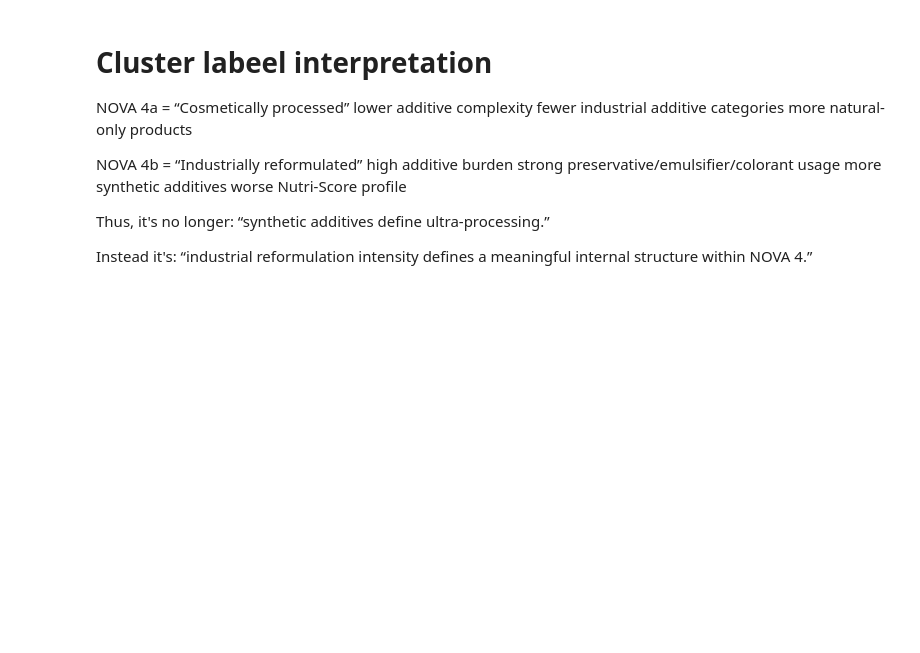
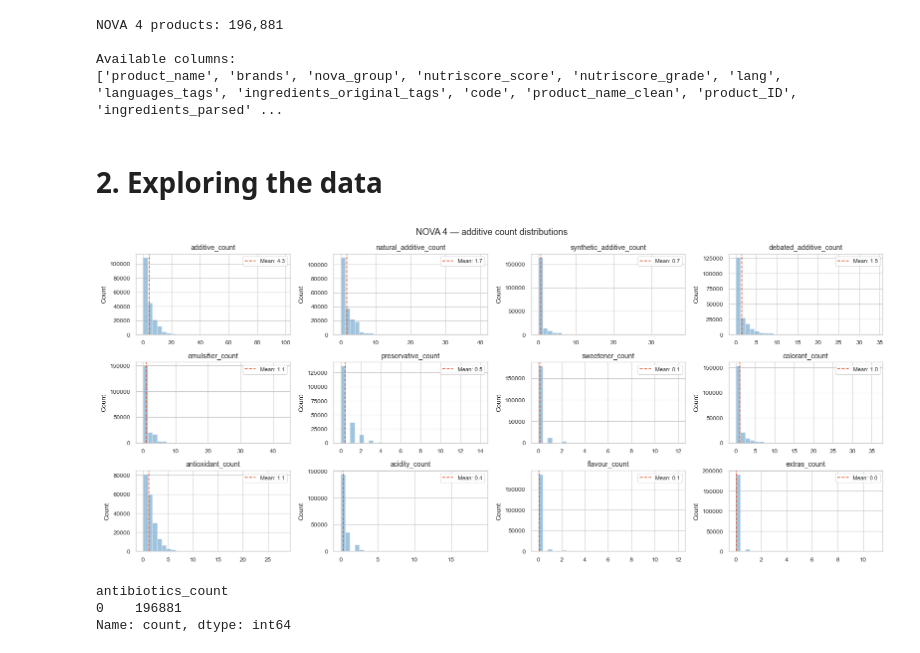
Before and after one commit to SofieBT2/DataScience2026, a Jupyter notebook: src/NOVA4subdivision.ipynb, the cells around one changed output. Drawn from its saved outputs; the diff is of its cells as text; code cells hidden in the pictures; blank space fills up the shorter version.

Commit message:
potential final push for analysis

```diff
--- a/src/NOVA4subdivision.ipynb
+++ b/src/NOVA4subdivision.ipynb
@@ -122,9 +74,0 @@ these distributions suggest your NOVA 4 population is dominated by mildly proces
-# %%
-fig, ax = plt.subplots(figsize=(9, 7))
-corr = df_nova4[count_cols].corr()
-sns.heatmap(corr, annot=True, fmt='.2f', cmap='RdYlGn',
-            center=0, ax=ax, linewidths=0.5, square=True)
-ax.set_title('NOVA 4 — additive feature correlations', fontsize=13)
-plt.tight_layout()
-plt.savefig('nova4_correlations.png', dpi=150, bbox_inches='tight')
-plt.show()
@@ -579,19 +75,51 @@ Thus, the key distinction is additive complexity + industrial reformulation inte
-# %% [markdown]
-# Cluster labeel interpretation
-
-NOVA 4a = “Cosmetically processed”
-lower additive complexity
-fewer industrial additive categories
-more natural-only products
-
-NOVA 4b = “Industrially reformulated”
-high additive burden
-strong preservative/emulsifier/colorant usage
-more synthetic additives
-worse Nutri-Score profile
-
-Thus, it's no longer:
-“synthetic additives define ultra-processing.”
-
-Instead it's:
-“industrial reformulation intensity defines a meaningful internal structure within NOVA 4.”
+# %%
+# making the nova group 4 data
+# The subdivision analysis focuses exclusively on ultra-processed foods (NOVA 4)
+df_nova4 = df_train[df_train['nova_group'] == 4].copy()
+
+# Inspect data
+print(f"NOVA 4 products: {len(df_nova4):,}")
+print(f"\nAvailable columns:")
+print(df_nova4.columns.tolist())
+# %% [output]
+NOVA 4 products: 196,881
+
+Available columns:
+['product_name', 'brands', 'nova_group', 'nutriscore_score', 'nutriscore_grade', 'lang', 'languages_tags', 'ingredients_original_tags', 'code', 'product_name_clean', 'product_ID', 'ingredients_parsed' ...
+# %% [markdown]
+# 2. Exploring the data
+# %%
+# investigate these columns
+count_cols = [
+    'additive_count', 'natural_additive_count', 'synthetic_additive_count',
+    'debated_additive_count', 'emulsifier_count', 'preservative_count',
+    'sweetener_count', 'colorant_count', 'antioxidant_count', 'acidity_count',
+    'flavour_count', 'extras_count'
+]
+
+flag_cols = ['has_additive', 'has_synthetic_only', 'has_natural_only']
+# %%
+# Plot 1: count distributions
+fig, axes = plt.subplots(3, 4, figsize=(16, 7))
+fig.suptitle('NOVA 4 additive count distributions', fontsize=13)
+
+for ax, col in zip(axes.flatten(), count_cols):
+    sns.histplot(df_nova4[col], bins=30, ax=ax,
+                 edgecolor='white', color=set3[4],linewidth=0.4)
+    ax.axvline(df_nova4[col].mean(), linestyle='--', color='#D85A30',
+               linewidth=1.2, label=f'Mean: {df_nova4[col].mean():.1f}')
+    ax.set_title(col, fontsize=10)
+    ax.set_xlabel('')
+    ax.legend(fontsize=8)
+
+plt.tight_layout()
+plt.show()
+# %% [output]
+[figure, added]
+# %%
+# reason to drop the antibiotics_count column -> they are not present at all
+df_nova4['antibiotics_count'].value_counts()
+# %% [output]
+antibiotics_count
+0    196881
+Name: count, dtype: int64
```
Also changed, not shown: parts of 78 cells of this notebook.
